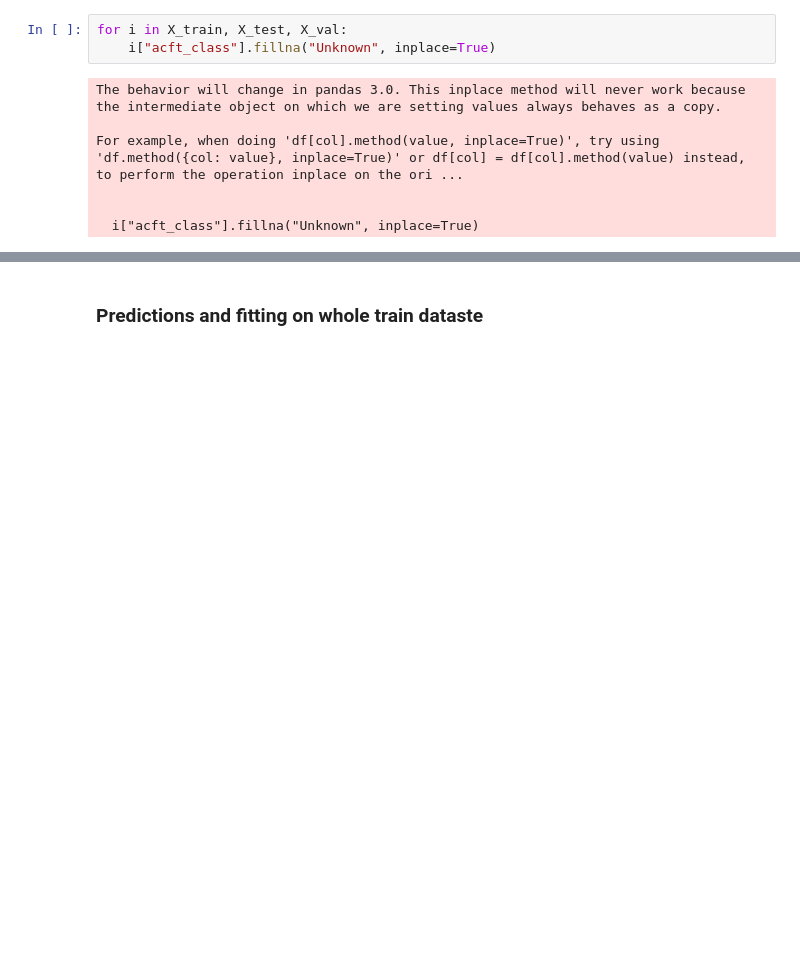
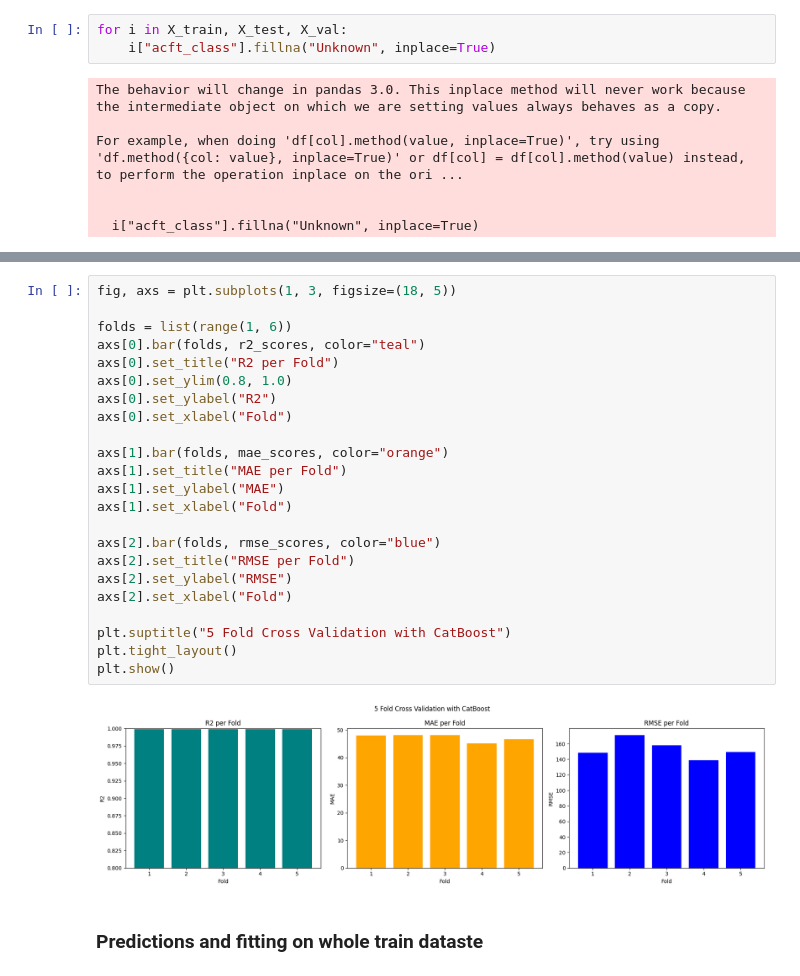
Before and after one commit to monatagelsir7/enivornmental_impact_of_aviation, a Jupyter notebook: Models/catboost.ipynb, the cells around one changed output, grey strips where cells are left out. Saved outputs shown, nothing was run; the diff lists cells and outputs as text; blank space fills up the shorter version.

```diff
--- a/Models/catboost.ipynb
+++ b/Models/catboost.ipynb
@@ -257,3 +576,28 @@ AttributeError: 'CatBoostRegressor' object has no attribute 'get_feature_statist
+# %%
+fig, axs = plt.subplots(1, 3, figsize=(18, 5))
+
+folds = list(range(1, 6))
+axs[0].bar(folds, r2_scores, color="teal")
+axs[0].set_title("R2 per Fold")
+axs[0].set_ylim(0.8, 1.0)
+axs[0].set_ylabel("R2")
+axs[0].set_xlabel("Fold")
+
+axs[1].bar(folds, mae_scores, color="orange")
+axs[1].set_title("MAE per Fold")
+axs[1].set_ylabel("MAE")
+axs[1].set_xlabel("Fold")
+
+axs[2].bar(folds, rmse_scores, color="blue")
+axs[2].set_title("RMSE per Fold")
+axs[2].set_ylabel("RMSE")
+axs[2].set_xlabel("Fold")
+
+plt.suptitle("5 Fold Cross Validation with CatBoost")
+plt.tight_layout()
+plt.show()
+# %% [output]
+[figure, added]
 # %% [markdown]
 ### Predictions and fitting on whole train dataste
 # %%
```
Also changed, not shown: parts of 24 cells of this notebook, 36 other files.
